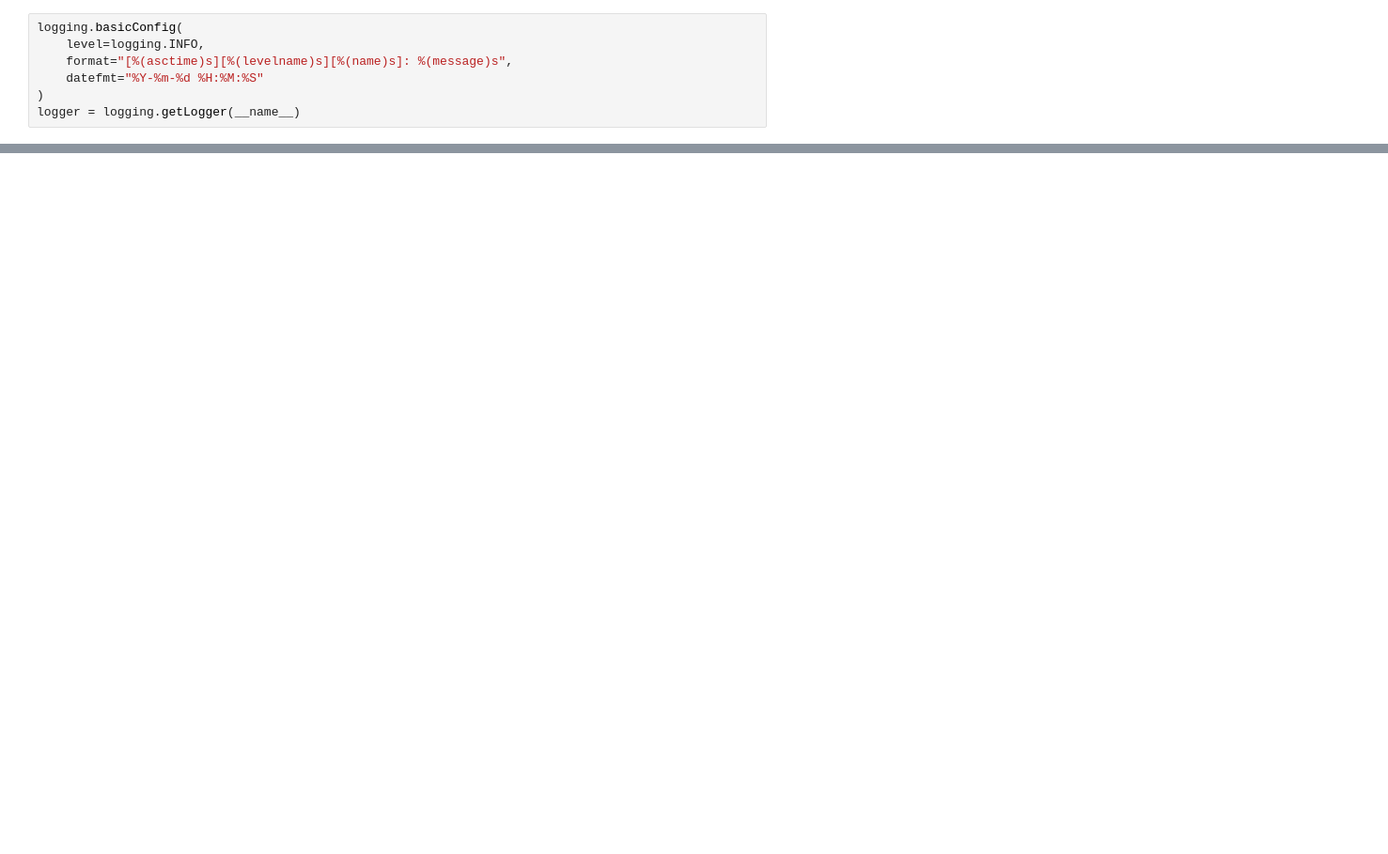
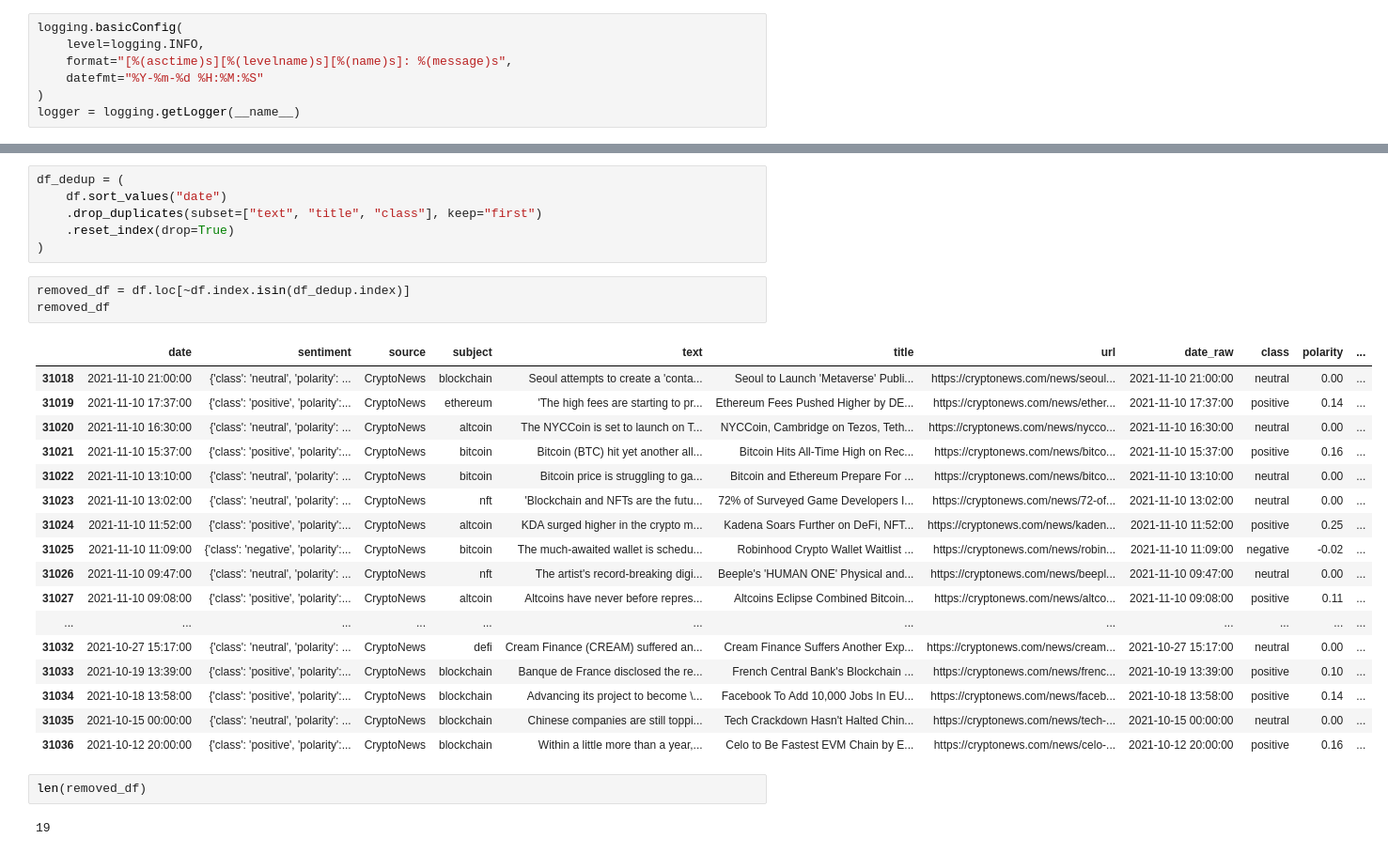
Before and after one commit to dsnkbdk/Text_Sentiment_Classification, a Jupyter notebook: exploratory analysis.ipynb, the cells around one changed output, grey strips where cells are left out. Shown at 94% size. Cells and saved outputs as stored; diff of their text form; blank space fills up the shorter version.

```diff
--- a/exploratory analysis.ipynb
+++ b/exploratory analysis.ipynb
@@ -226,0 +238,31 @@ run_id: 2eeb74021c95428c98c4d595fa4567b2
+# %%
+df_dedup = (
+    df.sort_values("date")
+    .drop_duplicates(subset=["text", "title", "class"], keep="first")
+    .reset_index(drop=True)
+)
+# %%
+removed_df = df.loc[~df.index.isin(df_dedup.index)]
+removed_df
+# %% [output]
+|  | date | sentiment | source | subject | text | title | url | date_raw | class | polarity | ... |
+| 31018 | 2021-11-10 21:00:00 | {'class': 'neutral', 'polarity': ... | CryptoNews | blockchain | Seoul attempts to create a 'conta... | Seoul to Launch 'Metaverse' Publi... | https://cryptonews.com/news/seoul... | 2021-11-10 21:00:00 | neutral | 0.00 | ... |
+| 31019 | 2021-11-10 17:37:00 | {'class': 'positive', 'polarity':... | CryptoNews | ethereum | 'The high fees are starting to pr... | Ethereum Fees Pushed Higher by DE... | https://cryptonews.com/news/ether... | 2021-11-10 17:37:00 | positive | 0.14 | ... |
+| 31020 | 2021-11-10 16:30:00 | {'class': 'neutral', 'polarity': ... | CryptoNews | altcoin | The NYCCoin is set to launch on T... | NYCCoin, Cambridge on Tezos, Teth... | https://cryptonews.com/news/nycco... | 2021-11-10 16:30:00 | neutral | 0.00 | ... |
+| 31021 | 2021-11-10 15:37:00 | {'class': 'positive', 'polarity':... | CryptoNews | bitcoin | Bitcoin (BTC) hit yet another all... | Bitcoin Hits All-Time High on Rec... | https://cryptonews.com/news/bitco... | 2021-11-10 15:37:00 | positive | 0.16 | ... |
+| 31022 | 2021-11-10 13:10:00 | {'class': 'neutral', 'polarity': ... | CryptoNews | bitcoin | Bitcoin price is struggling to ga... | Bitcoin and Ethereum Prepare For ... | https://cryptonews.com/news/bitco... | 2021-11-10 13:10:00 | neutral | 0.00 | ... |
+| 31023 | 2021-11-10 13:02:00 | {'class': 'neutral', 'polarity': ... | CryptoNews | nft | 'Blockchain and NFTs are the futu... | 72% of Surveyed Game Developers I... | https://cryptonews.com/news/72-of... | 2021-11-10 13:02:00 | neutral | 0.00 | ... |
+| 31024 | 2021-11-10 11:52:00 | {'class': 'positive', 'polarity':... | CryptoNews | altcoin | KDA surged higher in the crypto m... | Kadena Soars Further on DeFi, NFT... | https://cryptonews.com/news/kaden... | 2021-11-10 11:52:00 | positive | 0.25 | ... |
+| 31025 | 2021-11-10 11:09:00 | {'class': 'negative', 'polarity':... | CryptoNews | bitcoin | The much-awaited wallet is schedu... | Robinhood Crypto Wallet Waitlist ... | https://cryptonews.com/news/robin... | 2021-11-10 11:09:00 | negative | -0.02 | ... |
+| 31026 | 2021-11-10 09:47:00 | {'class': 'neutral', 'polarity': ... | CryptoNews | nft | The artist's record-breaking digi... | Beeple's 'HUMAN ONE' Physical and... | https://cryptonews.com/news/beepl... | 2021-11-10 09:47:00 | neutral | 0.00 | ... |
+| 31027 | 2021-11-10 09:08:00 | {'class': 'positive', 'polarity':... | CryptoNews | altcoin | Altcoins have never before repres... | Altcoins Eclipse Combined Bitcoin... | https://cryptonews.com/news/altco... | 2021-11-10 09:08:00 | positive | 0.11 | ... |
+| ... | ... | ... | ... | ... | ... | ... | ... | ... | ... | ... | ... |
+| 31032 | 2021-10-27 15:17:00 | {'class': 'neutral', 'polarity': ... | CryptoNews | defi | Cream Finance (CREAM) suffered an... | Cream Finance Suffers Another Exp... | https://cryptonews.com/news/cream... | 2021-10-27 15:17:00 | neutral | 0.00 | ... |
+| 31033 | 2021-10-19 13:39:00 | {'class': 'positive', 'polarity':... | CryptoNews | blockchain | Banque de France disclosed the re... | French Central Bank's Blockchain ... | https://cryptonews.com/news/frenc... | 2021-10-19 13:39:00 | positive | 0.10 | ... |
+| 31034 | 2021-10-18 13:58:00 | {'class': 'positive', 'polarity':... | CryptoNews | blockchain | Advancing its project to become \... | Facebook To Add 10,000 Jobs In EU... | https://cryptonews.com/news/faceb... | 2021-10-18 13:58:00 | positive | 0.14 | ... |
+| 31035 | 2021-10-15 00:00:00 | {'class': 'neutral', 'polarity': ... | CryptoNews | blockchain | Chinese companies are still toppi... | Tech Crackdown Hasn't Halted Chin... | https://cryptonews.com/news/tech-... | 2021-10-15 00:00:00 | neutral | 0.00 | ... |
+| 31036 | 2021-10-12 20:00:00 | {'class': 'positive', 'polarity':... | CryptoNews | blockchain | Within a little more than a year,... | Celo to Be Fastest EVM Chain by E... | https://cryptonews.com/news/celo-... | 2021-10-12 20:00:00 | positive | 0.16 | ... |
+# %%
+len(removed_df)
+# %% [output]
+19
```
Also changed, not shown: parts of 46 cells of this notebook, 1 other file.
